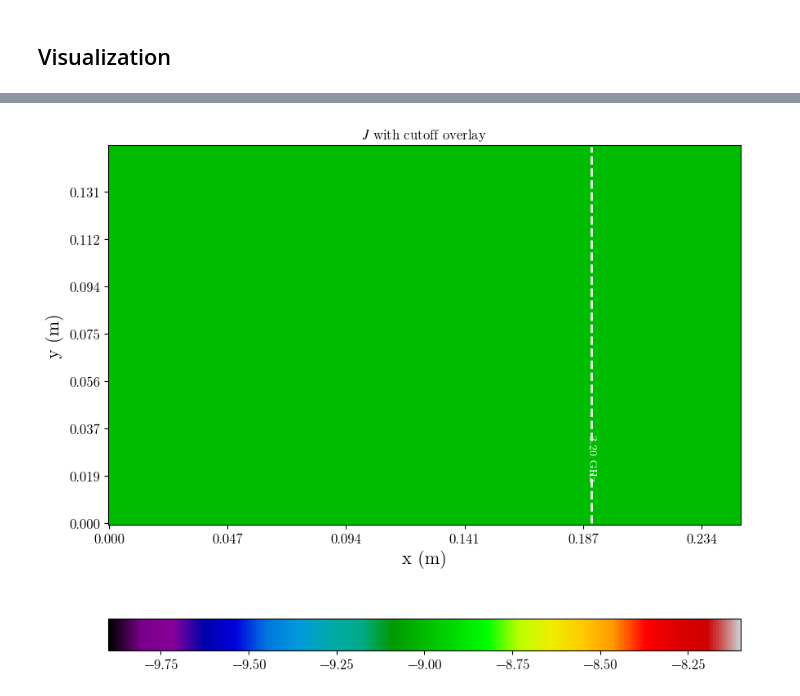
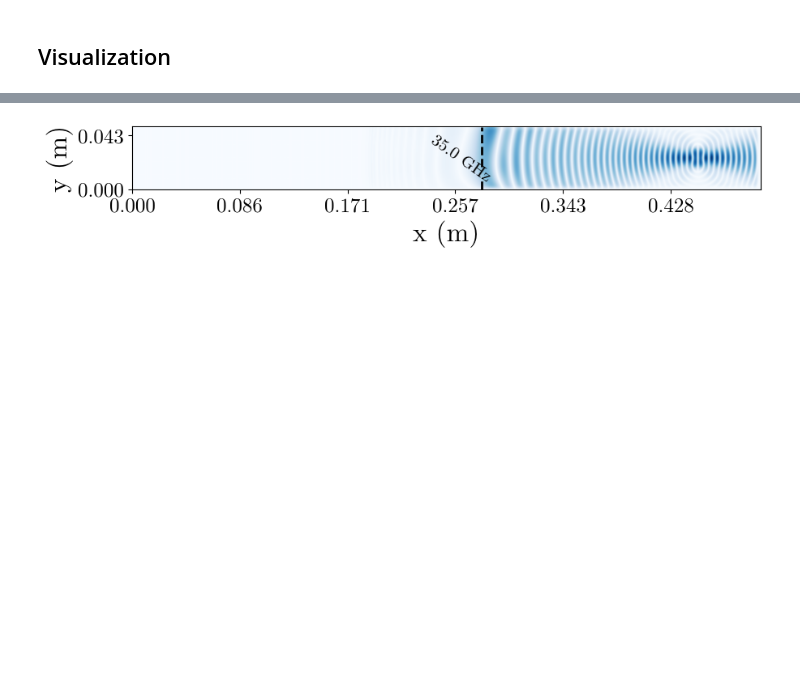
Before and after one commit to Pierre-Alexandre-Gourdain/fdtd, a Jupyter notebook: cutoff_test.ipynb, the cells around one changed output, grey strips where cells are left out. Saved outputs shown, nothing was run; the diff lists cells and outputs as text; code cells hidden in the pictures; blank space fills up the shorter version.

```diff
--- a/cutoff_test.ipynb
+++ b/cutoff_test.ipynb
@@ -135,9 +135,9 @@ plt.rc('figure', titlesize=BIGGER_SIZE)  # fontsize of the figure title
 # %%
 LIGHT_SPEED: float = 299_792_458.0  # [m/s] speed of light
 SCALE = 1
-DENSITY = 3.135e18
+DENSITY =1e20/2
 MAGNETIC_FIELD:float = 4.5 * 0
-FREQUENCY = 16e9
+FREQUENCY = 35e9
 WAVELENGTH = LIGHT_SPEED / FREQUENCY
-print(WAVELENGTH*1e3)
+print(WAVELENGTH*1e3,' mm')
 # %% [output]
@@ -148,14 +148,14 @@ print(WAVELENGTH*1e3)
 create FDTD Grid
 # %%
 grid = fdtd.Grid(
-    (.15, .25 , 1),
+    (.05, .5 , 1),
     grid_spacing=0.05 / (1.*SCALE) * WAVELENGTH,
     permittivity=1.0,
     permeability=1.0,
     courant_number = .1,
     plasma = True,
-    use_p_e = False,
-    frequency = FREQUENCY,
+    use_p_e = True,
+    frequency = FREQUENCY*0,
 )
 # %%
 old_courant=grid.courant_number
@@ -200,12 +195,12 @@ New Courant Number  0.10000000000000002
 boundaries
 # %%
 # grid[0, :, :] = fdtd.PMLBoundary(name="xbounds")
-grid[0:10*SCALE, :, :] = fdtd.PML(name="pml_xlow")
-grid[-10*SCALE:, :, :] = fdtd.PML(name="pml_xhigh")
+grid[0:15*SCALE, :, :] = fdtd.PML(name="pml_xlow")
+grid[-15*SCALE:, :, :] = fdtd.PML(name="pml_xhigh")
 
 # grid[:, 0, :] = fdtd.PMLBoundary(name="ybounds")
-grid[:, 0:10*SCALE, :] = fdtd.PML(name="pml_ylow")
-grid[:, -10*SCALE:, :] = fdtd.PML(name="pml_yhigh")
+grid[:, 0:15*SCALE, :] = fdtd.PML(name="pml_ylow")
+grid[:, -15*SCALE:, :] = fdtd.PML(name="pml_yhigh")
 
 grid[:, :, 0] = fdtd.PeriodicBoundary(name="zbounds")
 # %% [markdown]
@@ -279,46 +271,50 @@ E_r=E_z/(E_xy+1e-4)
 # %%
 fig, ax = plt.subplots(figsize=(10, 10))
 
 # Plot your electric field
-im = ax.imshow(np.log(bd.numpy(J_norm)+1e-9)/np.log(10), cmap=plt.cm.nipy_spectral, origin='lower')
+im = ax.imshow(bd.numpy(E_norm)/bd.max(E_norm).item(), cmap=plt.cm.Blues, origin='lower')
 im.set_interpolation('bicubic')
 
 # Overlay equi-cutoff contour(s)
-f_target = FREQUENCY/5  # example cutoff frequency (change this)
+f_target = FREQUENCY  # example cutoff frequency (change this)
 cutoffs_np = bd.numpy(grid.omega[:,:,0,0]/2./3.1416)  # convert to numpy if needed
 
 # Draw contour where cutoff = f_target
 CS = ax.contour(
     cutoffs_np,
     levels=[f_target],
-    colors='white',     # color of contour
+    colors='black',     # color of contour
     linewidths=2,
     linestyles='--'
 )
-
 # Optional: label the contour with its frequency
 ax.clabel(
     CS,
     inline=True,
-    fontsize=10,
-    fmt=lambda x: f"{x/1e9:.2f} GHz",
+    fontsize=15,
+    fmt=lambda x: f"{x/1e9:.1f} GHz         ",
+    manual=[(30, 30)],   # optional: manually place label
+    rightside_up=True
 )
+for txt in CS.labelTexts:
+    txt.set_rotation(-35)  # rotate 45 degrees
+
+ax.xaxis.set_major_formatter(mticker.FuncFormatter(lambda val, pos: f"{val*grid.grid_spacing:.3f}"))
+ax.yaxis.set_major_formatter(mticker.FuncFormatter(lambda val, pos: f"{val*grid.grid_spacing:.3f}"))
 
 # Add colorbar and labels
-cb = fig.colorbar(im, orientation='horizontal')
-ax.xaxis.set_major_formatter(mticker.FuncFormatter(lambda val, pos: f"{val*grid.grid_spacing:.3f}"))
-ax.yaxis.set_major_formatter(mticker.FuncFormatter(lambda val, pos: f"{val*grid.grid_spacing:.3f}"))
-ax.set_xlabel('x (m)')
-ax.set_ylabel('y (m)')
-ax.set_title('$J$ with cutoff overlay')
-
-plt.savefig("J.png",
-            bbox_inches='tight',
-            transparent=True,
-            pad_inches=0)
+# cb = fig.colorbar(im, orientation='horizontal', location ='top')
+# cb.ax.set_ylabel('E (A.U.)', rotation=0)
+# cb.ax.yaxis.set_label_coords(.5, -.8)
+plt.xlabel('x (m)', rotation=0)
+plt.ylabel('y (m)', rotation=90)
+plt.savefig("E.png",
+               bbox_inches='tight',
+               transparent=False,
+               pad_inches=.1)
 plt.show()
 # %% [output]
-[figure, old version]
+[figure, new version]
 # %%
 fig, ax = plt.subplots(figsize=(10, 10))
 
```
Also changed, not shown: parts of 7 cells of this notebook, 3 other files.
